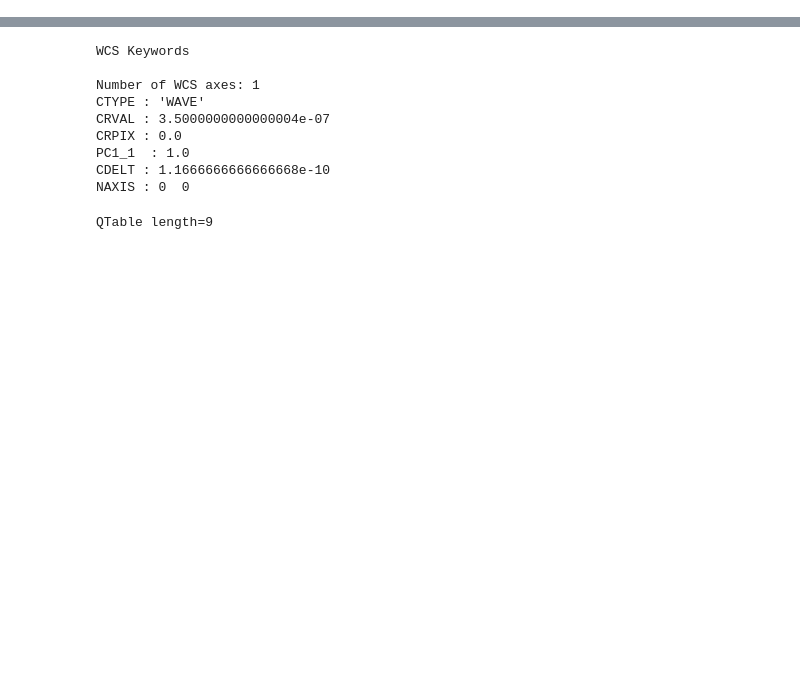
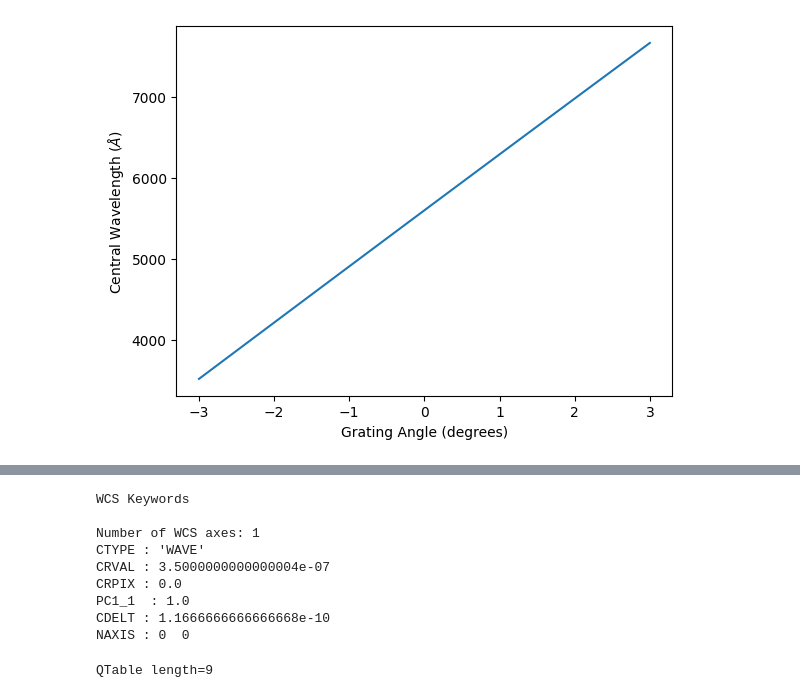
Before and after one commit to astropy/specreduce, a Jupyter notebook: notebook_sandbox/dev.ipynb, the cells around one changed output, grey strips where cells are left out. Saved outputs shown, nothing was run; the diff lists cells and outputs as text; code cells hidden in the pictures; blank space fills up the shorter version.

Commit message:
work out notebook examples of gwcs grating equation functionality

```diff
--- a/notebook_sandbox/dev.ipynb
+++ b/notebook_sandbox/dev.ipynb
@@ -16,3 +19,17 @@ from specreduce.utils.synth_data import make_2d_arc_image, make_2dspec_image
 %autoreload 2
 
 np.random.seed(8675309)
+# %%
+# model the MMTO Blue Channel spectrograph with the 500 l/mm grating in 1st order
+bc_model = WavelengthFromGratingEquation(groove_density=500/u.mm, spectral_order=1)
+blaze_angle = 8.05 * u.deg
+grating_angle = np.linspace(3, -3, 100) * u.deg
+alpha = (math.Deg2radUfunc() | math.SinUfunc())(blaze_angle + grating_angle)
+beta = (math.Deg2radUfunc() | math.SinUfunc())(blaze_angle + grating_angle)
+central_wavelength = bc_model(alpha, beta).to(u.angstrom)
+plt.plot(grating_angle, central_wavelength)
+plt.xlabel('Grating Angle (degrees)')
+plt.ylabel("Central Wavelength ($\\AA$)")
+plt.show()
+# %% [output]
+[figure, added]
```
Also changed, not shown: parts of 2 cells of this notebook.
